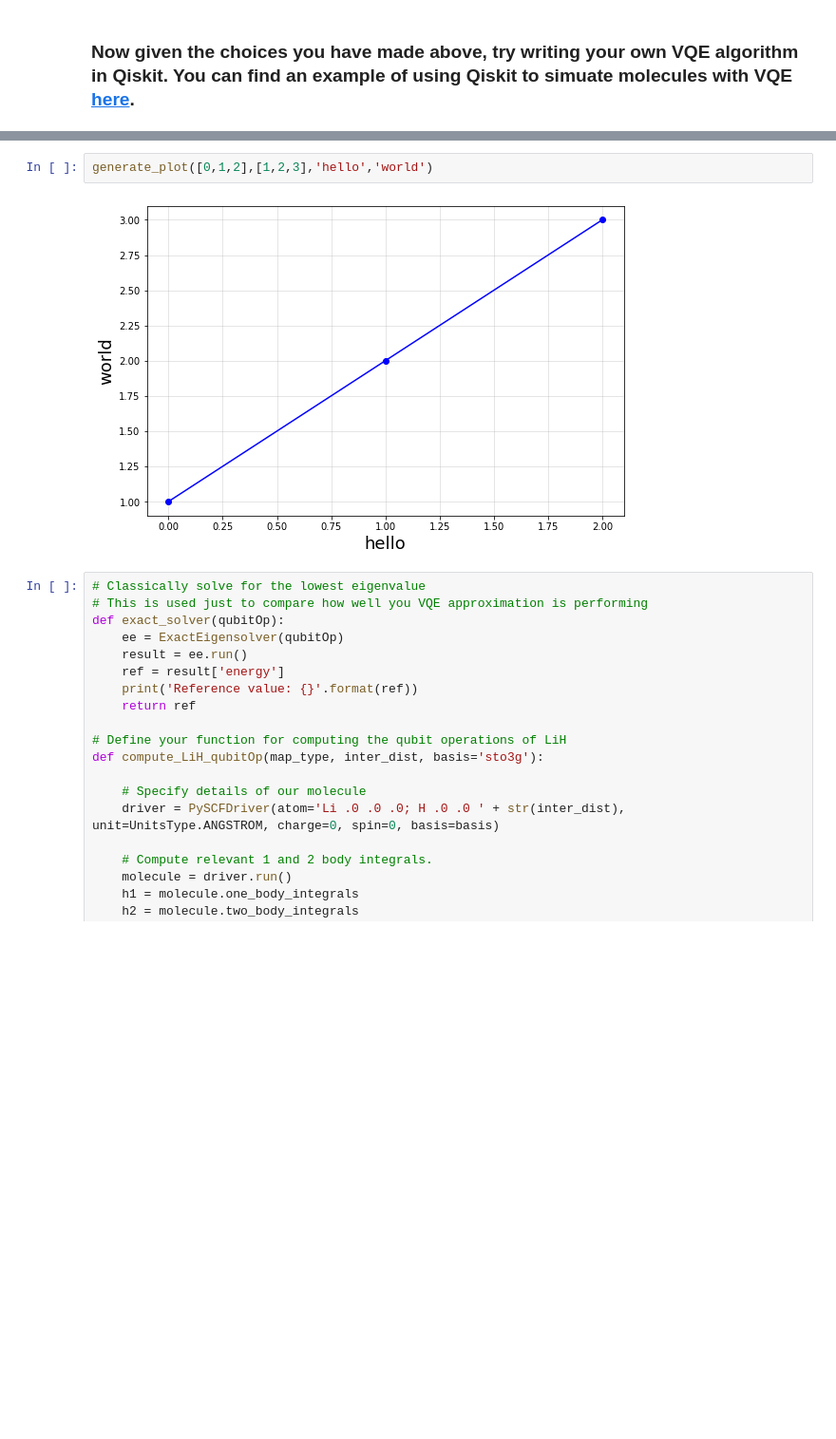
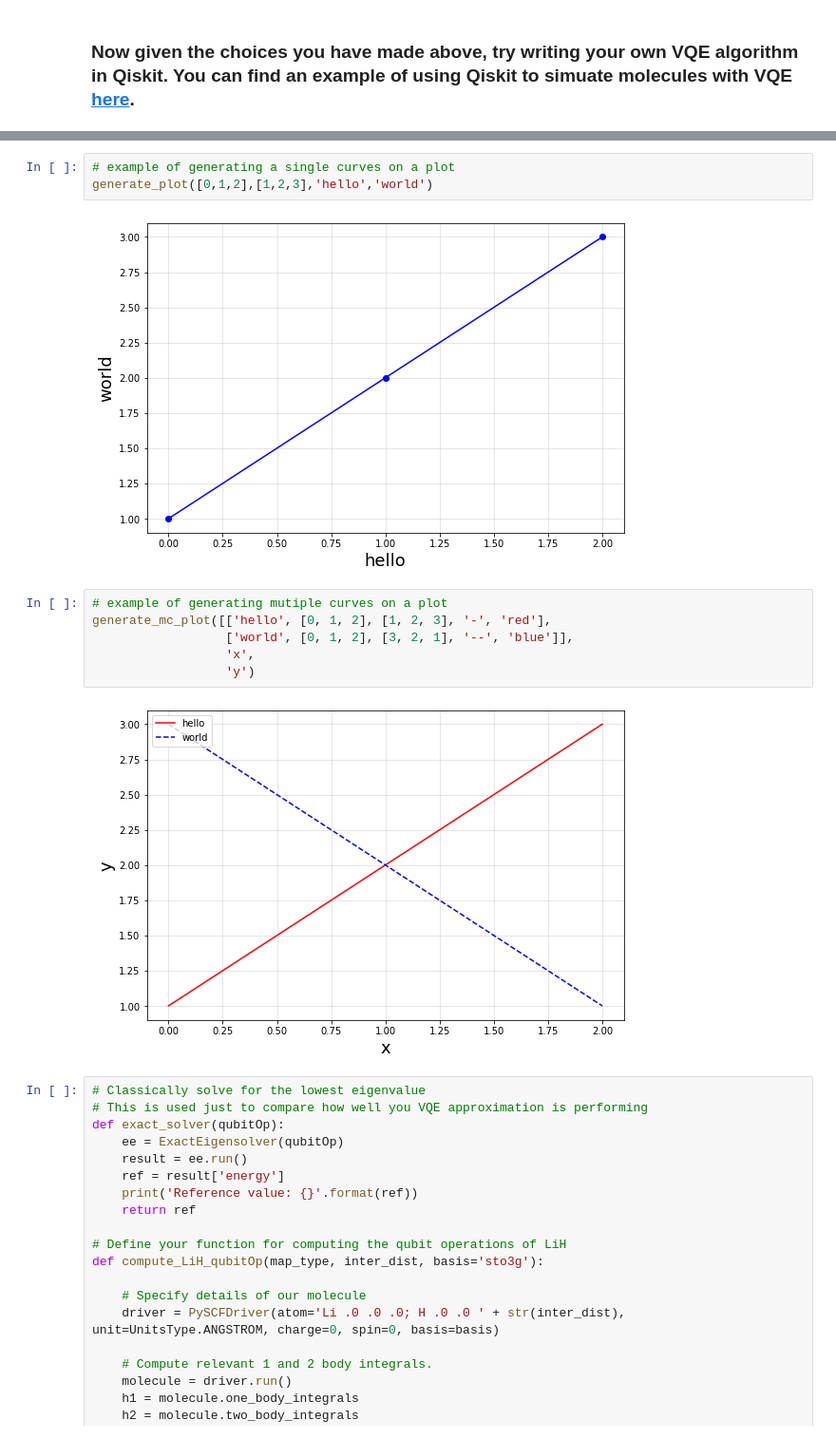
Before and after one commit to Chriscrosser3310/QGSS-Final-Project, a Jupyter notebook: Qiskit Summer School Final Project VQE.ipynb, the cells around one changed output, grey strips where cells are left out. Shown at 95% size. Cells and saved outputs as stored; diff of their text form; blank space fills up the shorter version.

Commit message:
Add plot mutiple curves function

```diff
--- a/Qiskit Summer School Final Project VQE.ipynb
+++ b/Qiskit Summer School Final Project VQE.ipynb
@@ -195,7 +256,16 @@ def generate_plot(x_list, y_list, x_label, y_label,
 # %%
+# example of generating a single curves on a plot
 generate_plot([0,1,2],[1,2,3],'hello','world')
 # %% [output]
 [figure]
+# %%
+# example of generating mutiple curves on a plot
+generate_mc_plot([['hello', [0, 1, 2], [1, 2, 3], '-', 'red'],
+                  ['world', [0, 1, 2], [3, 2, 1], '--', 'blue']],
+                  'x',
+                  'y')
+# %% [output]
+[figure, added]
 # %%
 # Classically solve for the lowest eigenvalue
 # This is used just to compare how well you VQE approximation is performing
```
Also changed, not shown: parts of 1 cell of this notebook.
